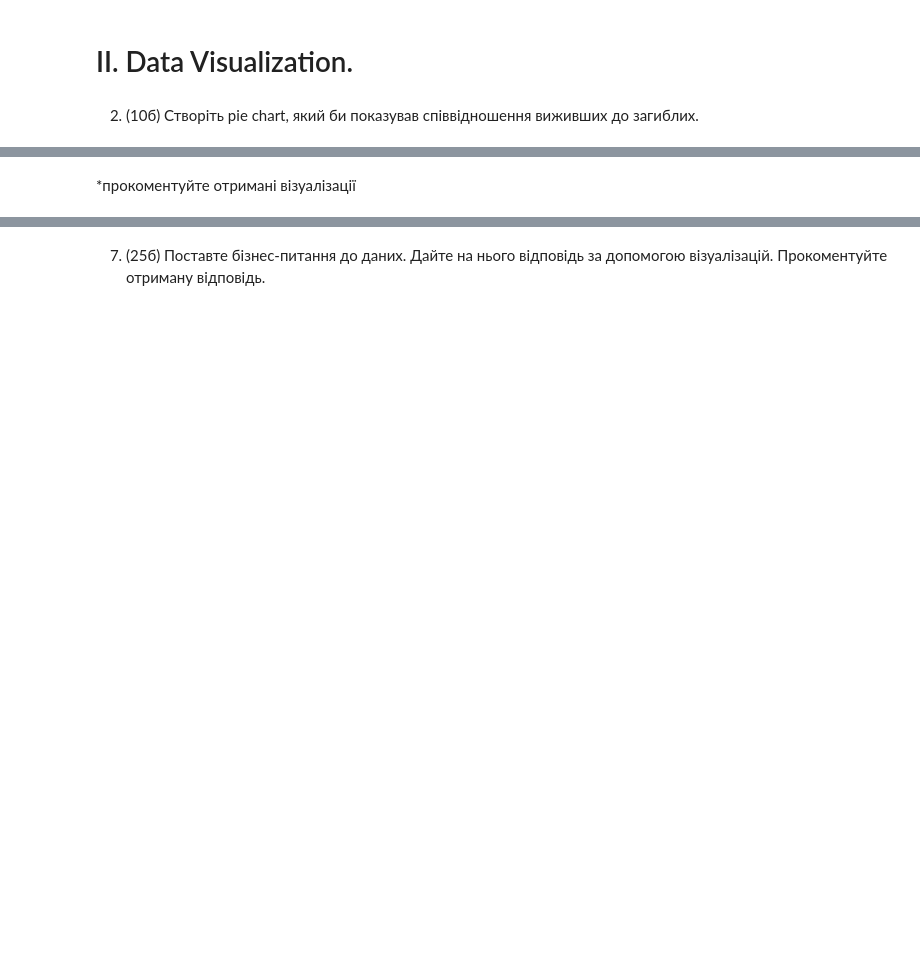
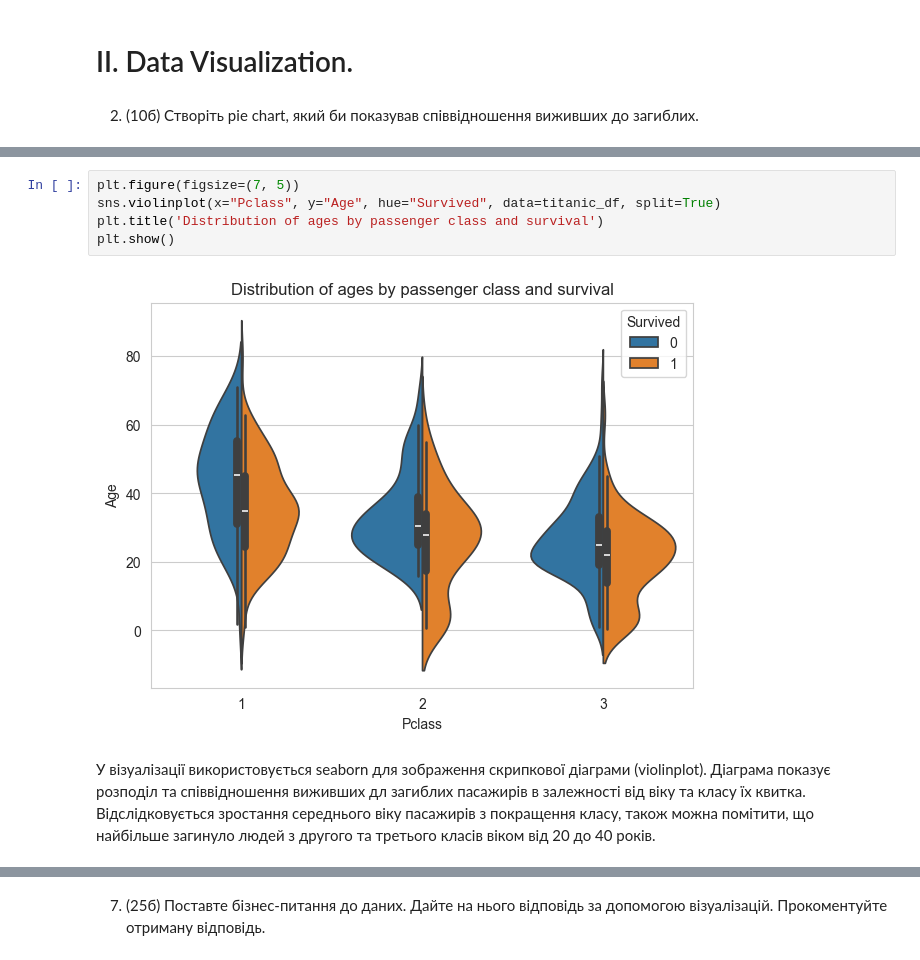
Before and after one commit to zakhar3009/pythonProject1, a Jupyter notebook: practice10/python_practice_10.ipynb, the cells around one changed output, grey strips where cells are left out. Saved outputs shown, nothing was run; the diff lists cells and outputs as text; blank space fills up the shorter version.

```diff
--- a/practice10/python_practice_10.ipynb
+++ b/practice10/python_practice_10.ipynb
@@ -36,7 +118,14 @@
+# %%
+plt.figure(figsize=(7, 5))
+sns.violinplot(x="Pclass", y="Age", hue="Survived", data=titanic_df, split=True)
+plt.title('Distribution of ages by passenger class and survival')
+plt.show()
+# %% [output]
+[figure, added]
+# %% [markdown]
+У візуалізації використовується seaborn для зображення скрипкової діаграми (violinplot). Діаграма показує розподіл та співвідношення виживших дл загиблих пасажирів в залежності від віку та класу їх квитка. Відслідковується зростання середнього віку пасажирів з покращення класу, також можна помітити, що найбільше загинуло людей з другого та третього класів віком від 20 до 40 років.
 # %% [markdown]
 6. (13б) Побудуйте графік розподілу частот по віку пасажирів.
 
 
 ![image.png](embedded-picture-1)
-# %% [markdown]
-*прокоментуйте отримані візуалізації
```
Also changed, not shown: parts of 22 cells of this notebook, 1 other file.
